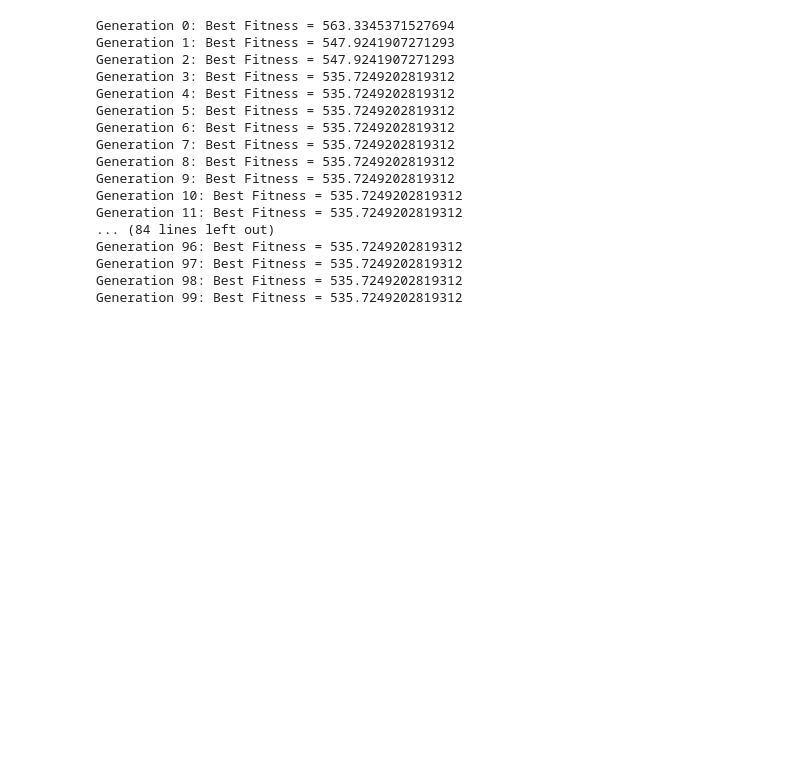
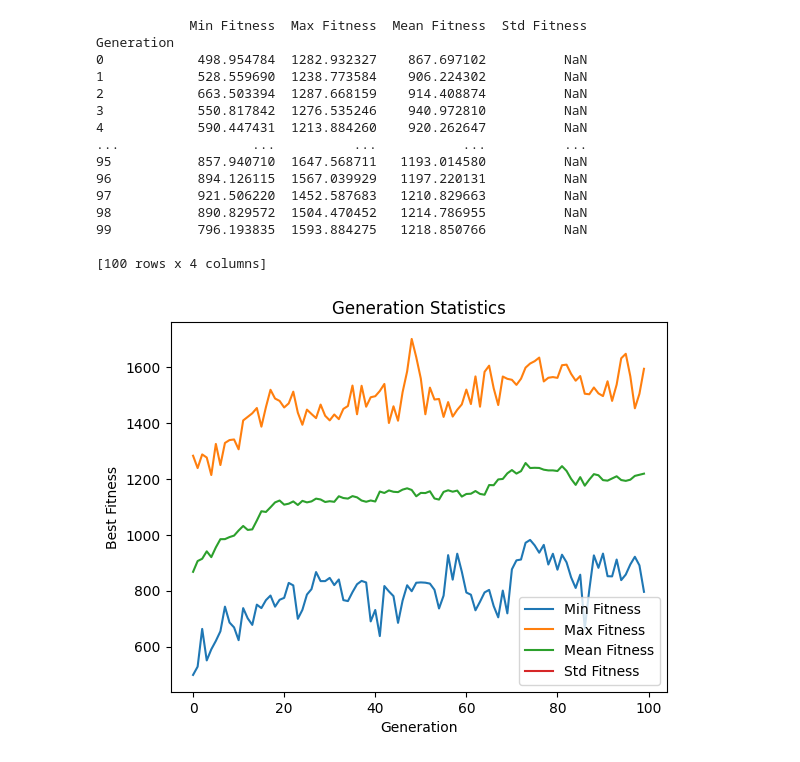
Before and after one commit to pedrxlz/inteligencia-artificial-av2, a Jupyter notebook: problema-dominio-continuo.ipynb, the cells around one changed output. Drawn from its saved outputs; the diff is of its cells as text; code cells hidden in the pictures; blank space fills up the shorter version.

Commit message:
add plot

```diff
--- a/problema-dominio-continuo.ipynb
+++ b/problema-dominio-continuo.ipynb
@@ -41,6 +43,7 @@ def genetic_algorithm(pop_size, chromosome_length, num_dimensions, bits_per_dime
     population = initialize_population(pop_size, chromosome_length)
     best_solution = None
     best_fitness = float('inf')
+    generation_data = []
 
     for generation in range(num_generations):
         decoded_population = [decode_chromosome(chromo, num_dimensions, bits_per_dimension) for chromo in population]
@@ -58,30 +61,57 @@ def genetic_algorithm(pop_size, chromosome_length, num_dimensions, bits_per_dime
             offspring1, offspring2 = two_point_crossover(parent1, parent2)
             new_population.extend([offspring1, offspring2])
 
+        min_fitness = min(fitness_scores)
+        max_fitness = max(fitness_scores)
+        mean_fitness = np.mean(fitness_scores)
+
+        generation_data.append({
+            "Generation": generation,
+            "Min Fitness": min_fitness,
+            "Max Fitness": max_fitness,
+            "Mean Fitness": mean_fitness,
+        })
+
         population = [mutate(offspring, mutation_rate) for offspring in new_population]
-        print(f"Generation {generation}: Best Fitness = {best_fitness}")
 
-    return best_solution, best_fitness
+    df = pd.DataFrame(generation_data)
+    df.to_csv("generation_data.csv", index=False)
+
+    return best_solution, best_fitness, df
-# %%
-best_solution, best_fitness = genetic_algorithm(
-    pop_size=100, chromosome_length=200, num_dimensions=20, bits_per_dimension=10,
-    num_generations=100, mutation_rate=0.01
-)
-# %% [output]
-Generation 0: Best Fitness = 563.3345371527694
-Generation 1: Best Fitness = 547.9241907271293
-Generation 2: Best Fitness = 547.9241907271293
-Generation 3: Best Fitness = 535.7249202819312
-Generation 4: Best Fitness = 535.7249202819312
-Generation 5: Best Fitness = 535.7249202819312
-Generation 6: Best Fitness = 535.7249202819312
-Generation 7: Best Fitness = 535.7249202819312
-Generation 8: Best Fitness = 535.7249202819312
-Generation 9: Best Fitness = 535.7249202819312
-Generation 10: Best Fitness = 535.7249202819312
-Generation 11: Best Fitness = 535.7249202819312
-... (84 lines left out)
-Generation 96: Best Fitness = 535.7249202819312
-Generation 97: Best Fitness = 535.7249202819312
-Generation 98: Best Fitness = 535.7249202819312
-Generation 99: Best Fitness = 535.7249202819312
+# %%
+best_solution, best_fitness, df = genetic_algorithm(
+    pop_size=100, chromosome_length=200, num_dimensions=20, bits_per_dimension=10,
+    num_generations=100, mutation_rate=0.01
+)
+
+stats_df = df.groupby('Generation').agg({
+    'Min Fitness': 'min',
+    'Max Fitness': 'max',
+    'Mean Fitness': 'mean'
+})
+
+stats_df['Std Fitness'] = df.groupby('Generation')['Mean Fitness'].transform('std')
+
+print(stats_df)
+
+stats_df.plot(kind='line')
+plt.title('Generation Statistics')
+plt.ylabel('Best Fitness')
+plt.show()
+# %% [output]
+            Min Fitness  Max Fitness  Mean Fitness  Std Fitness
+Generation
+0            498.954784  1282.932327    867.697102          NaN
+1            528.559690  1238.773584    906.224302          NaN
+2            663.503394  1287.668159    914.408874          NaN
+3            550.817842  1276.535246    940.972810          NaN
+4            590.447431  1213.884260    920.262647          NaN
+...                 ...          ...           ...          ...
+95           857.940710  1647.568711   1193.014580          NaN
+96           894.126115  1567.039929   1197.220131          NaN
+97           921.506220  1452.587683   1210.829663          NaN
+98           890.829572  1504.470452   1214.786955          NaN
+99           796.193835  1593.884275   1218.850766          NaN
+
+[100 rows x 4 columns]
+[figure, added]
```
Also changed, not shown: parts of 2 cells of this notebook, 2 other files.
